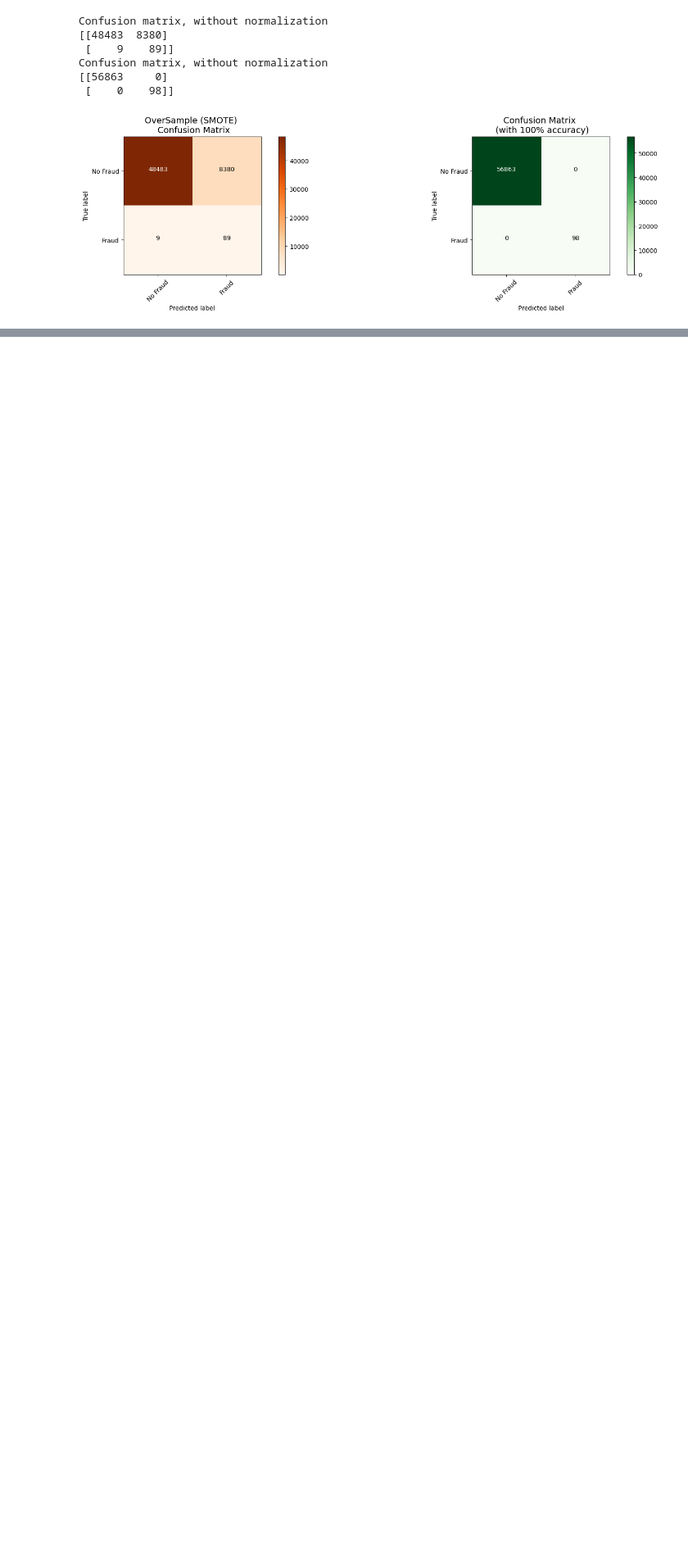
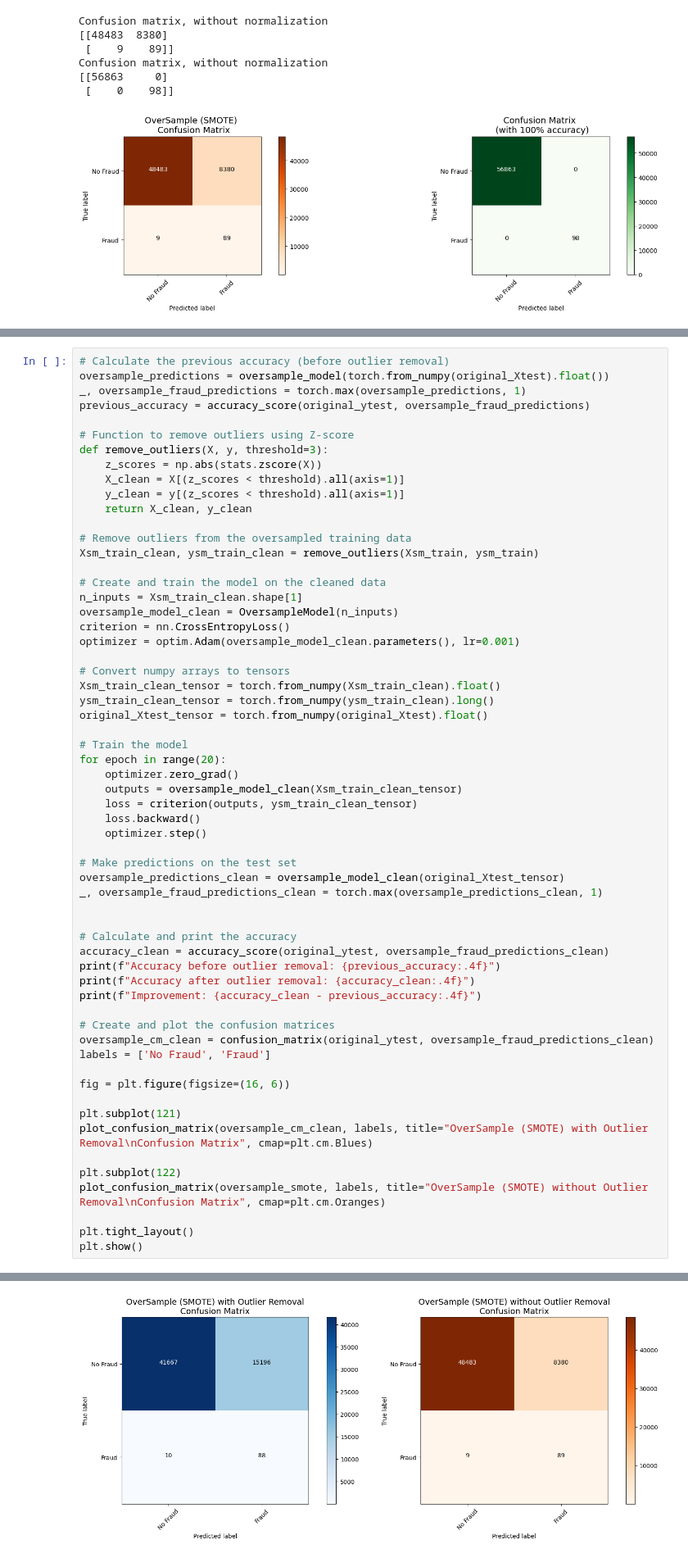
Before and after one commit to shreyashguptas/Credit-Card-Fraud-Detection-using-Machine-Learning, a Jupyter notebook: fraud-detection.ipynb, the cells around one changed output, grey strips where cells are left out. Shown at 82% size. Cells and saved outputs as stored; diff of their text form; blank space fills up the shorter version.

Commit message:
Outlier Removal model + Updated ReadMe

```diff
--- a/fraud-detection.ipynb
+++ b/fraud-detection.ipynb
@@ -1644,0 +1642,61 @@ Implementing SMOTE on our imbalanced dataset helped us with the imbalance of our
+# %%
+# Calculate the previous accuracy (before outlier removal)
+oversample_predictions = oversample_model(torch.from_numpy(original_Xtest).float())
+_, oversample_fraud_predictions = torch.max(oversample_predictions, 1)
+previous_accuracy = accuracy_score(original_ytest, oversample_fraud_predictions)
+
+# Function to remove outliers using Z-score
+def remove_outliers(X, y, threshold=3):
+    z_scores = np.abs(stats.zscore(X))
+    X_clean = X[(z_scores < threshold).all(axis=1)]
+    y_clean = y[(z_scores < threshold).all(axis=1)]
+    return X_clean, y_clean
+
+# Remove outliers from the oversampled training data
+Xsm_train_clean, ysm_train_clean = remove_outliers(Xsm_train, ysm_train)
+
+# Create and train the model on the cleaned data
+n_inputs = Xsm_train_clean.shape[1]
+oversample_model_clean = OversampleModel(n_inputs)
+criterion = nn.CrossEntropyLoss()
+optimizer = optim.Adam(oversample_model_clean.parameters(), lr=0.001)
+
+# Convert numpy arrays to tensors
+Xsm_train_clean_tensor = torch.from_numpy(Xsm_train_clean).float()
+ysm_train_clean_tensor = torch.from_numpy(ysm_train_clean).long()
+original_Xtest_tensor = torch.from_numpy(original_Xtest).float()
+
+# Train the model
+for epoch in range(20):
+    optimizer.zero_grad()
+    outputs = oversample_model_clean(Xsm_train_clean_tensor)
+    loss = criterion(outputs, ysm_train_clean_tensor)
+    loss.backward()
+    optimizer.step()
+
+# Make predictions on the test set
+oversample_predictions_clean = oversample_model_clean(original_Xtest_tensor)
+_, oversample_fraud_predictions_clean = torch.max(oversample_predictions_clean, 1)
+
+
+# Calculate and print the accuracy
+accuracy_clean = accuracy_score(original_ytest, oversample_fraud_predictions_clean)
+print(f"Accuracy before outlier removal: {previous_accuracy:.4f}")
+print(f"Accuracy after outlier removal: {accuracy_clean:.4f}")
+print(f"Improvement: {accuracy_clean - previous_accuracy:.4f}")
+
+# Create and plot the confusion matrices
+oversample_cm_clean = confusion_matrix(original_ytest, oversample_fraud_predictions_clean)
+labels = ['No Fraud', 'Fraud']
+
+fig = plt.figure(figsize=(16, 6))
+
+plt.subplot(121)
+plot_confusion_matrix(oversample_cm_clean, labels, title="OverSample (SMOTE) with Outlier Removal\nConfusion Matrix", cmap=plt.cm.Blues)
+
+plt.subplot(122)
+plot_confusion_matrix(oversample_smote, labels, title="OverSample (SMOTE) without Outlier Removal\nConfusion Matrix", cmap=plt.cm.Oranges)
+
+plt.tight_layout()
+plt.show()
+# %% [output]
@@ -1644,0 +1712 @@ Implementing SMOTE on our imbalanced dataset helped us with the imbalance of our
+[figure, added]
```
Also changed, not shown: parts of 4 cells of this notebook, 1 other file.
